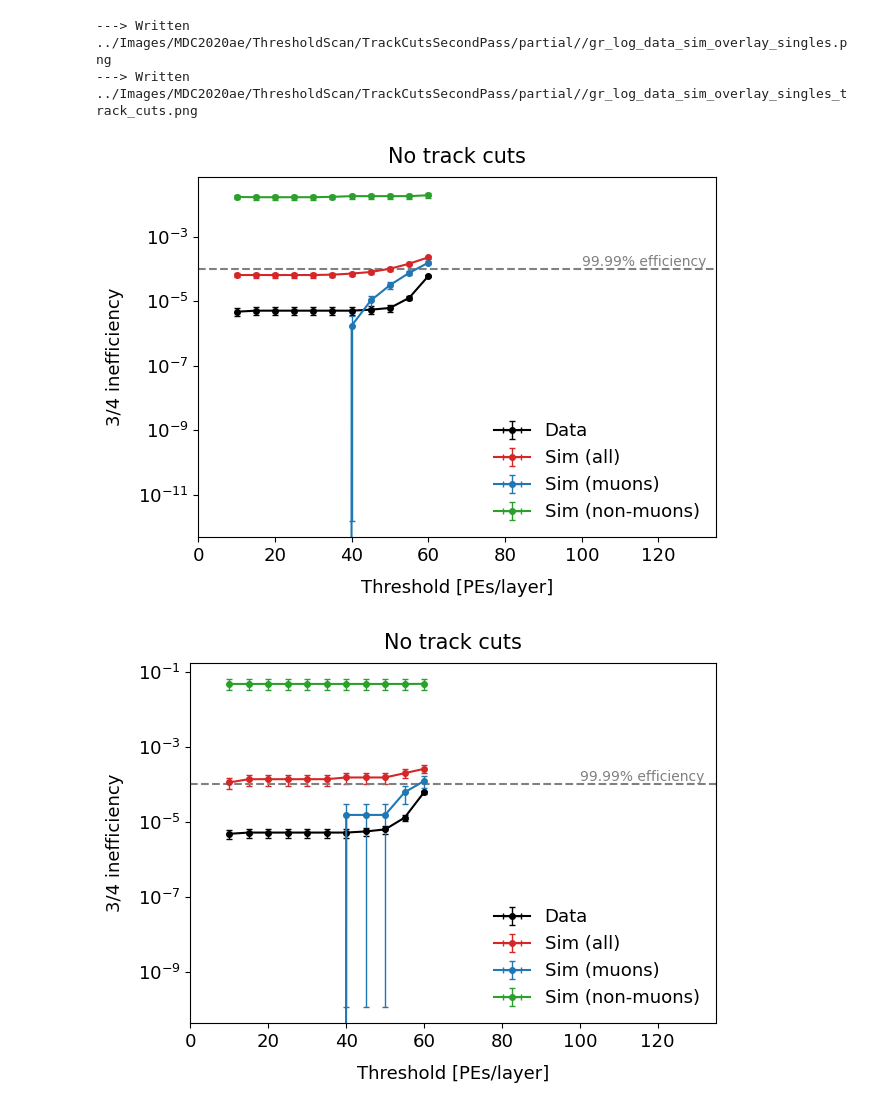
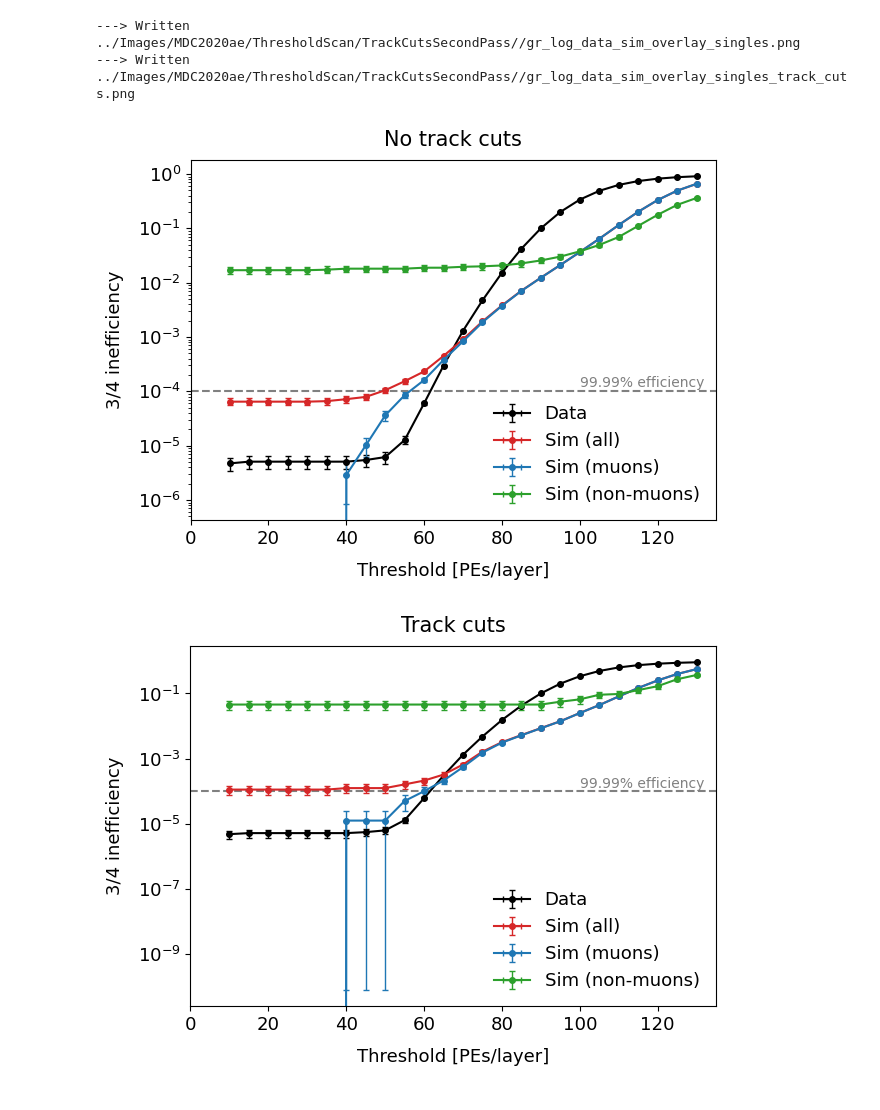
Before and after one commit to sam-grant/CRVSim, a Jupyter notebook: Analyses/Jupyter/PlotModuleEfficiency.ipynb, the cells around one changed output. Saved outputs shown, nothing was run; the diff lists cells and outputs as text; code cells hidden in the pictures.

Commit message:
Finished full scan.

```diff
--- a/Analyses/Jupyter/PlotModuleEfficiency.ipynb
+++ b/Analyses/Jupyter/PlotModuleEfficiency.ipynb
@@ -131,12 +131,12 @@ def GetScan(PEs_, layer=3, particle="all", cut="singles", dataset="MDC2020ae"):
     return {"ineff" : ineff_, "nfail" : nfail_, "nsucc" : nsucc_}
 # %%
 # Setup parameters
-partial = True
+# partial = False
 dataset = "MDC2020ae"
 PEs_ = np.arange(10, 135, 5)
-if partial:
-    PEs_ = np.arange(10, 65, 5)
-outDir=f"../Images/{dataset}/ThresholdScan/TrackCutsSecondPass/partial/"
+# if partial:
+#     PEs_ = np.arange(10, 65, 5)
+outDir=f"../Images/{dataset}/ThresholdScan/TrackCutsSecondPass/"
 # %%
 # Compare inefficiency between layers (good sanity check)
 particle = "all"
@@ -177,36 +177,36 @@ PlotGraphOverlay( {"No track cuts" : GetScan(PEs_, layer, "all", "singles")["ine
 # %%
 # Compare with Tyler's results
 # Tyler's data
 finNameWB = f"../Txt/Wideband/Tyler2024.csv"
 dataWB = pd.read_csv(finNameWB)
 if partial:
     dataWB = dataWB[:11]
 wb_thresholds = dataWB["Thresholds"]
 wb_ineff = dataWB["Observed 3/4 inefficiency"]
 wb_ineff_err = dataWB["Error bars, observed 3/4 inefficiency"]
 
 cut="singles"
 PlotGraphOverlay( {"Data" : {"x": wb_thresholds, "xerr" : [0]*len(wb_thresholds), "y" : wb_ineff, "yerr" : wb_ineff_err}
                    ,"Sim (all)" : GetScan(PEs_, 3, "all", cut)["ineff"]
                    ,"Sim (muons)" : GetScan(PEs_, 3, "muons", cut)["ineff"]
                    ,"Sim (non-muons)" : GetScan(PEs_, 3, "non_muons", cut)["ineff"]
                   }
                  , title="No track cuts", xlabel="Threshold [PEs/layer]", ylabel=f"3/4 inefficiency", fout=f"{outDir}/gr_log_data_sim_overlay_{cut}.png"
                  , xmax=135, log=True, includeBlack=True, effLine=True)
 
 cut="singles_track_cuts"
 PlotGraphOverlay( {"Data" : {"x": wb_thresholds, "xerr" : [0]*len(wb_thresholds), "y" : wb_ineff, "yerr" : wb_ineff_err}
                    ,"Sim (all)" : GetScan(PEs_, 3, "all", cut)["ineff"]
                    ,"Sim (muons)" : GetScan(PEs_, 3, "muons", cut)["ineff"]
                    ,"Sim (non-muons)" : GetScan(PEs_, 3, "non_muons", cut)["ineff"]
                   }
-                 , title="No track cuts", xlabel="Threshold [PEs/layer]", ylabel=f"3/4 inefficiency", fout=f"{outDir}/gr_log_data_sim_overlay_{cut}.png"
+                 , title="Track cuts", xlabel="Threshold [PEs/layer]", ylabel=f"3/4 inefficiency", fout=f"{outDir}/gr_log_data_sim_overlay_{cut}.png"
                  , xmax=135, log=True, includeBlack=True, effLine=True)
 # %% [output]
----> Written ../Images/MDC2020ae/ThresholdScan/TrackCutsSecondPass/partial//gr_log_data_sim_overlay_singles.png
----> Written ../Images/MDC2020ae/ThresholdScan/TrackCutsSecondPass/partial//gr_log_data_sim_overlay_singles_track_cuts.png
+---> Written ../Images/MDC2020ae/ThresholdScan/TrackCutsSecondPass//gr_log_data_sim_overlay_singles.png
+---> Written ../Images/MDC2020ae/ThresholdScan/TrackCutsSecondPass//gr_log_data_sim_overlay_singles_track_cuts.png
-[figure, old version]
+[figure, new version]
-[figure, old version]
+[figure, new version]
 # %%
 # Compare successes
 particle = "all"
```
Also changed, not shown: parts of 8 cells of this notebook.
